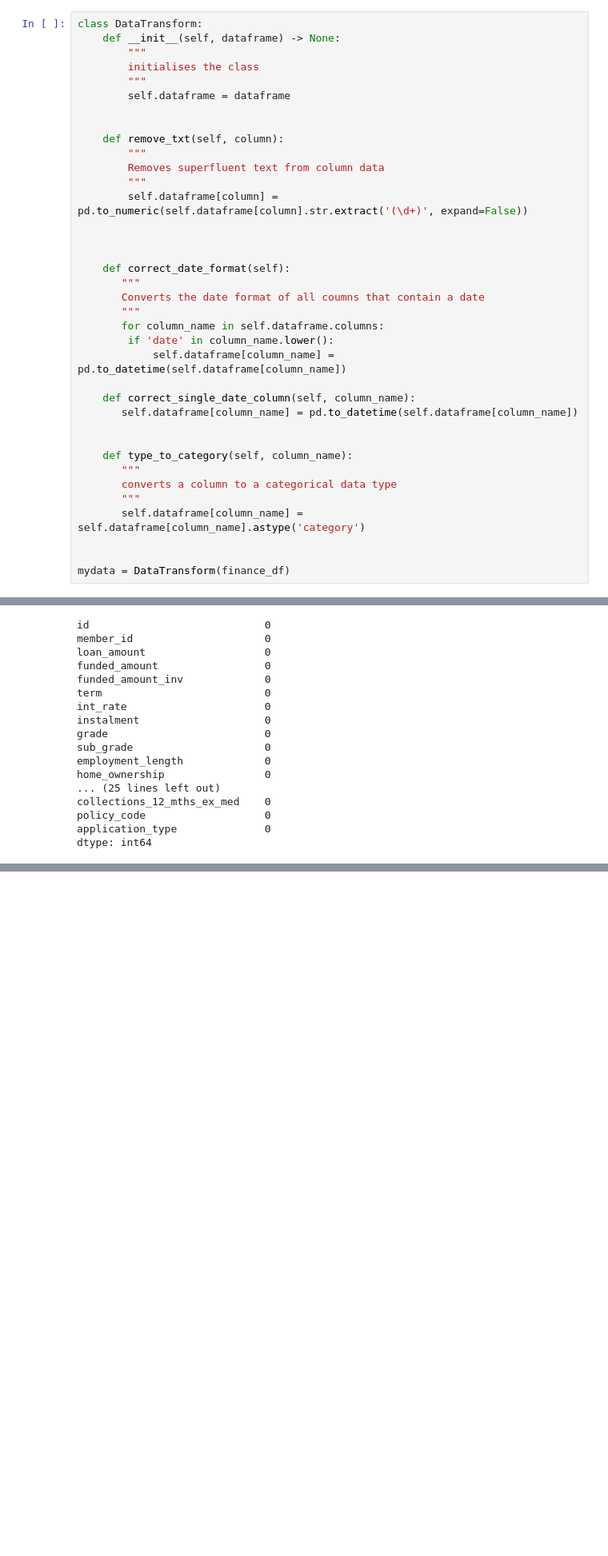
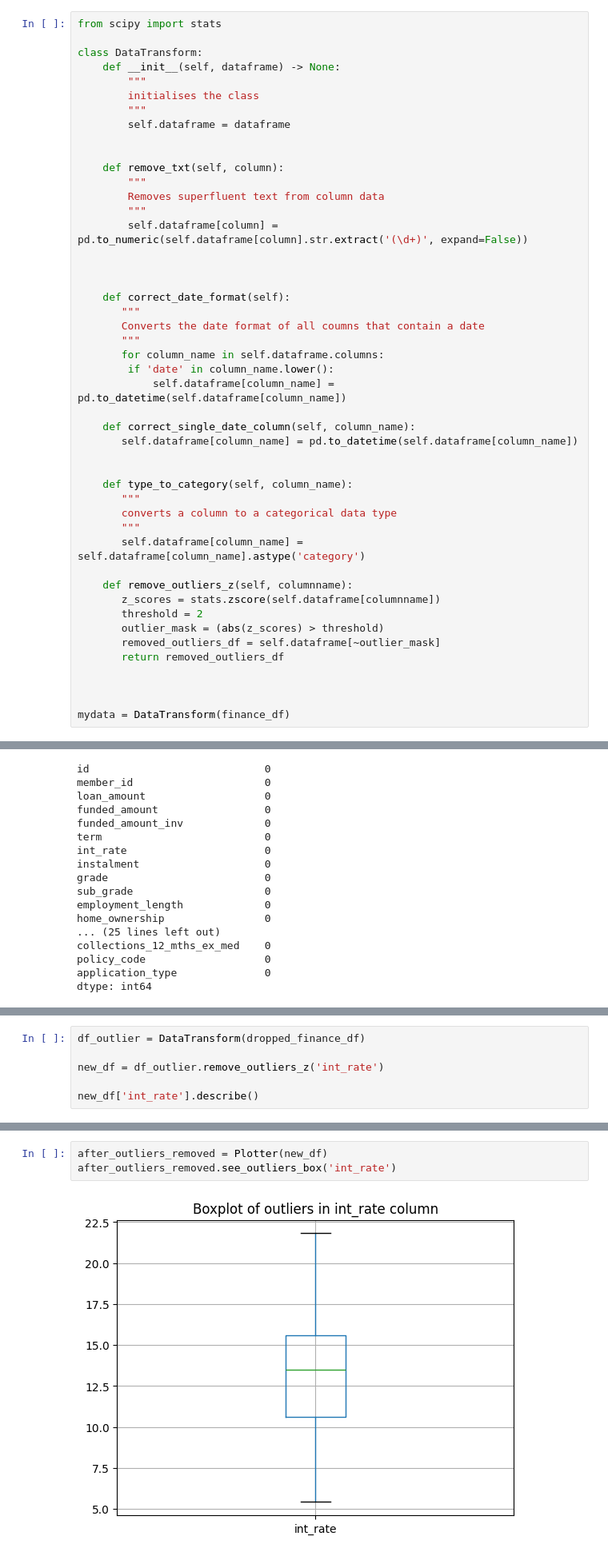
Before and after one commit to tgcoughlin/exploratory-data-analysis---customer-loans-in-finance597, a Jupyter notebook: db.ipynb, the cells around one changed output, grey strips where cells are left out. Shown at 80% size. Drawn from its saved outputs; the diff is of its cells as text; blank space fills up the shorter version.

```diff
--- a/db.ipynb
+++ b/db.ipynb
@@ -32,6 +32,8 @@ None
 # %% [markdown]
 Transform Functions
 # %%
+from scipy import stats
+
 class DataTransform:
     def __init__(self, dataframe) -> None:
         """
@@ -66,6 +68,14 @@ class DataTransform:
        """
        self.dataframe[column_name] = self.dataframe[column_name].astype('category')
 
+    def remove_outliers_z(self, columnname):
+       z_scores = stats.zscore(self.dataframe[columnname])
+       threshold = 2
+       outlier_mask = (abs(z_scores) > threshold)
+       removed_outliers_df = self.dataframe[~outlier_mask]
+       return removed_outliers_df
+
+
 
 mydata = DataTransform(finance_df)
 # %%
@@ -352,0 +425,6 @@ TypeError: could not convert string to float: 'A'
+# %%
+df_outlier = DataTransform(dropped_finance_df)
+
+new_df = df_outlier.remove_outliers_z('int_rate')
+
+new_df['int_rate'].describe()
@@ -353 +472,6 @@ TypeError: could not convert string to float: 'A'
+# %%
+after_outliers_removed = Plotter(new_df)
+after_outliers_removed.see_outliers_box('int_rate')
+# %% [output]
+[figure, added]
 # %%
```
Also changed, not shown: parts of 13 cells of this notebook, 2 other files.
